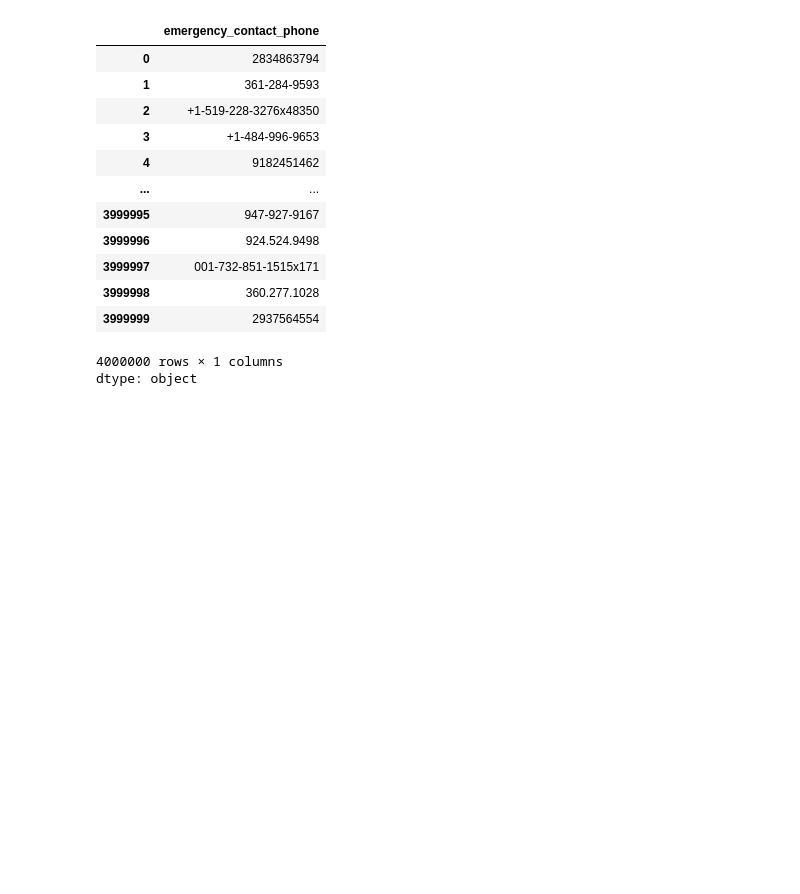
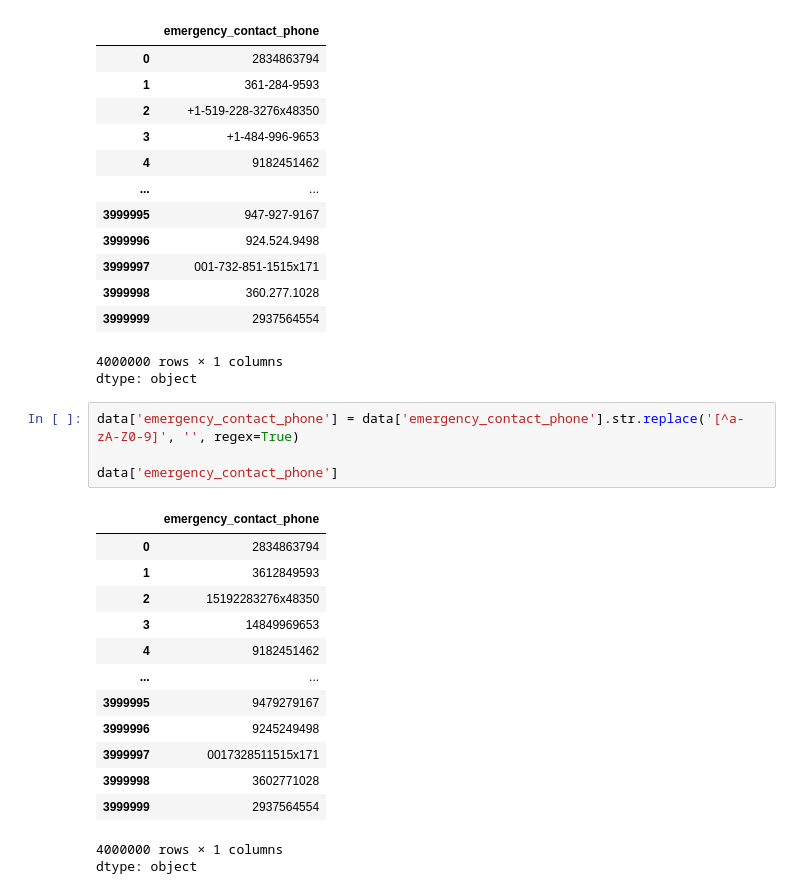
Before and after one commit to bcntp5/Complete-Python-3-Bootcamp, a Jupyter notebook: IT7103_Assignment1.ipynb, the cells around one changed output. Cells and saved outputs as stored; diff of their text form; blank space fills up the shorter version.

```diff
--- a/IT7103_Assignment1.ipynb
+++ b/IT7103_Assignment1.ipynb
@@ -375,3 +382,22 @@ data['emergency_contact_phone']
 | 3999999 | 2937564554 |
 4000000 rows × 1 columns
 dtype: object
+# %%
+data['emergency_contact_phone'] = data['emergency_contact_phone'].str.replace('[^a-zA-Z0-9]', '', regex=True)
+
+data['emergency_contact_phone']
+# %% [output]
+|  | emergency_contact_phone |
+| 0 | 2834863794 |
+| 1 | 3612849593 |
+| 2 | 15192283276x48350 |
+| 3 | 14849969653 |
+| 4 | 9182451462 |
+| ... | ... |
+| 3999995 | 9479279167 |
+| 3999996 | 9245249498 |
+| 3999997 | 0017328511515x171 |
+| 3999998 | 3602771028 |
+| 3999999 | 2937564554 |
+4000000 rows × 1 columns
+dtype: object
```
Also changed, not shown: parts of 13 cells of this notebook.
